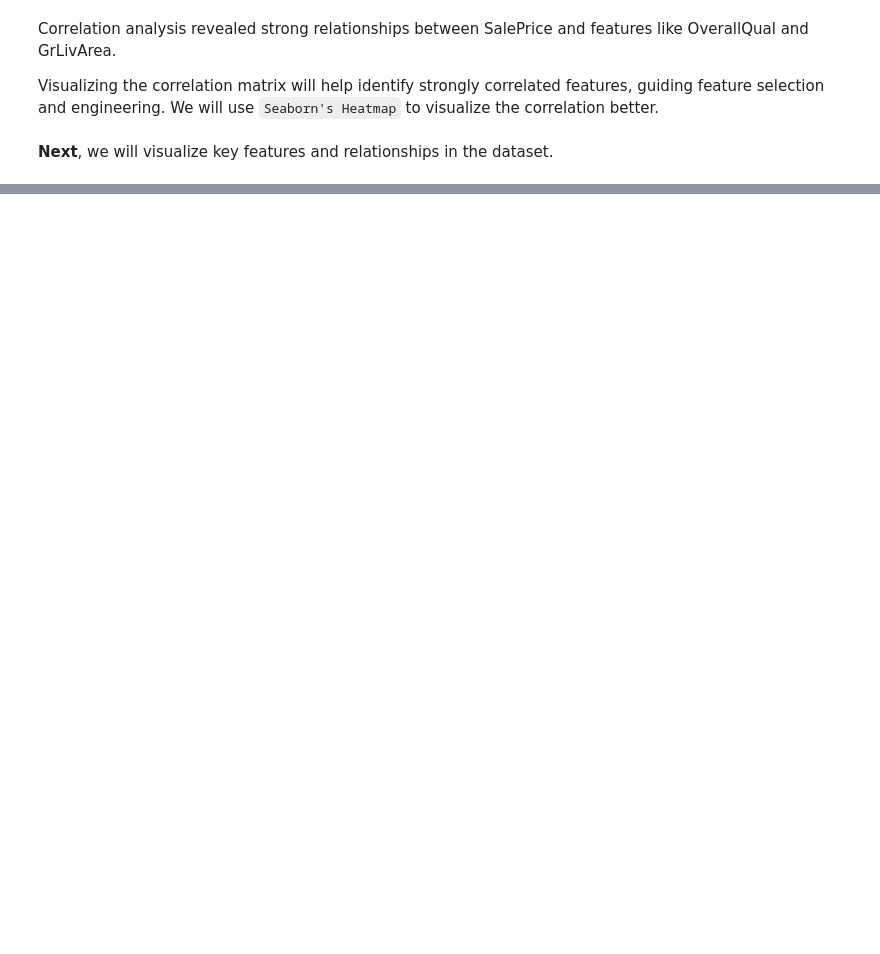
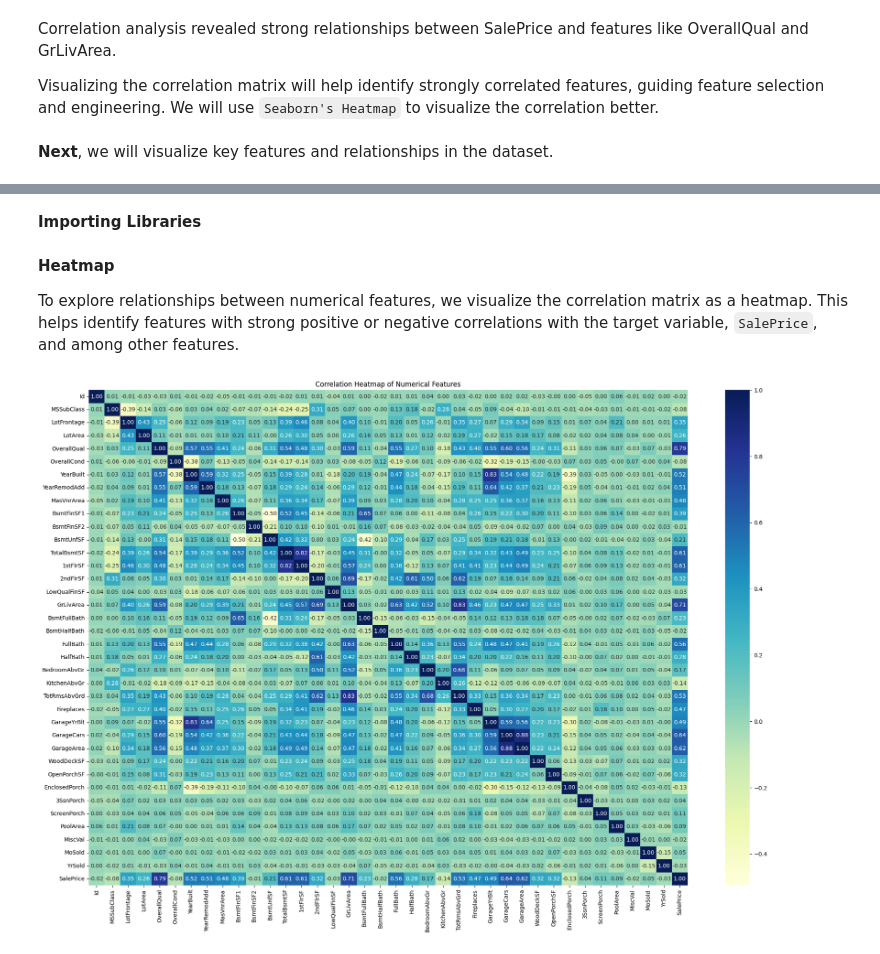
Before and after one commit to otuemre/HousePricingML, a Jupyter notebook: src/notebooks/housePricingML.ipynb, the cells around one changed output, grey strips where cells are left out. Drawn from its saved outputs; the diff is of its cells as text; code cells hidden in the pictures; blank space fills up the shorter version.

Commit message:
Update README.md and notebook with visualization insights, add saved plots

```diff
--- a/src/notebooks/housePricingML.ipynb
+++ b/src/notebooks/housePricingML.ipynb
@@ -256,0 +267,2 @@ Visualizing the correlation matrix will help identify strongly correlated featur
+# %% [markdown]
+**Importing Libraries**
@@ -256,0 +272,18 @@ Visualizing the correlation matrix will help identify strongly correlated featur
+# %% [markdown]
+**Heatmap**
+
+To explore relationships between numerical features, we visualize the correlation matrix as a heatmap. This helps identify features with strong positive or negative correlations with the target variable, `SalePrice`, and among other features.
+# %%
+# Compute correlation matrix
+corr_matrix = df.corr(numeric_only=True)
+# %%
+# Plotting Heatmap
+plt.figure(figsize=(24, 16))
+sns.heatmap(corr_matrix, annot=True, fmt=".2f", cmap="YlGnBu", annot_kws={"size": 10})
+plt.title("Correlation Heatmap of Numerical Features")
+
+# Save plot
+plt.savefig("../images/correlation_heatmap.png", dpi=300, bbox_inches="tight")
+plt.show()
+# %% [output]
+[figure, added]
```
Also changed, not shown: parts of 15 cells of this notebook, 6 other files.
